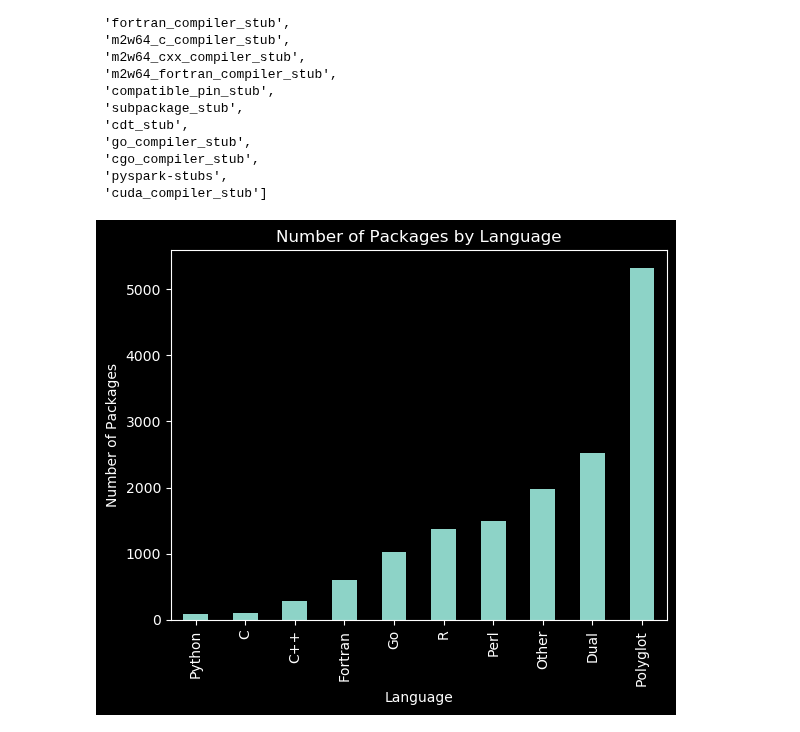
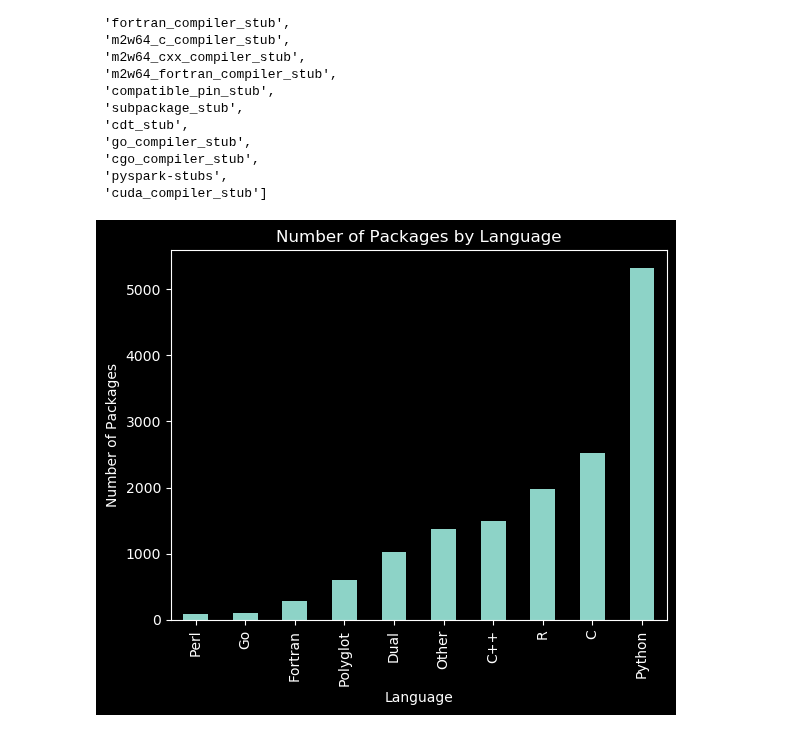
Before and after one commit to conda-forge/by-the-numbers, a Jupyter notebook: packages_per_lang.ipynb, the cells around one changed output. Saved outputs shown, nothing was run; the diff lists cells and outputs as text; code cells hidden in the pictures.

```diff
--- a/packages_per_lang.ipynb
+++ b/packages_per_lang.ipynb
@@ -61,13 +61,12 @@ df.sort_values(by=0, inplace=True)
 # %%
 with plt.style.context("dark_background", "presentation"):
     fig, ax = plt.subplots()
     df.plot.bar(legend=False, ax=ax)
-    ax.set_xticklabels(langs.values(), ha="center")
     ax.set_title("Number of Packages by Language")
     ax.set_xlabel("Language")
     ax.set_ylabel("Number of Packages")
 # %% [output]
-[figure, old version]
+[figure, new version]
 # %%
 fig.savefig("n_packages_by_lang.png")
 # %%
```
